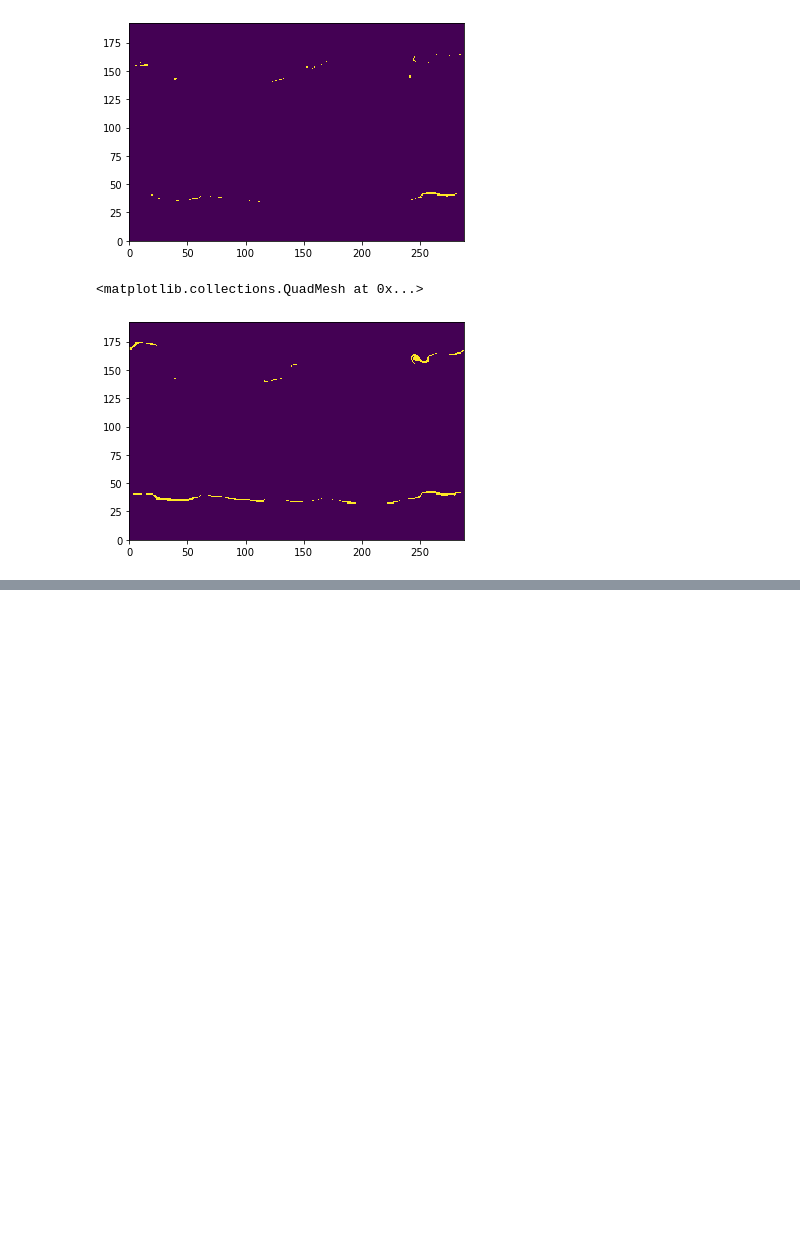
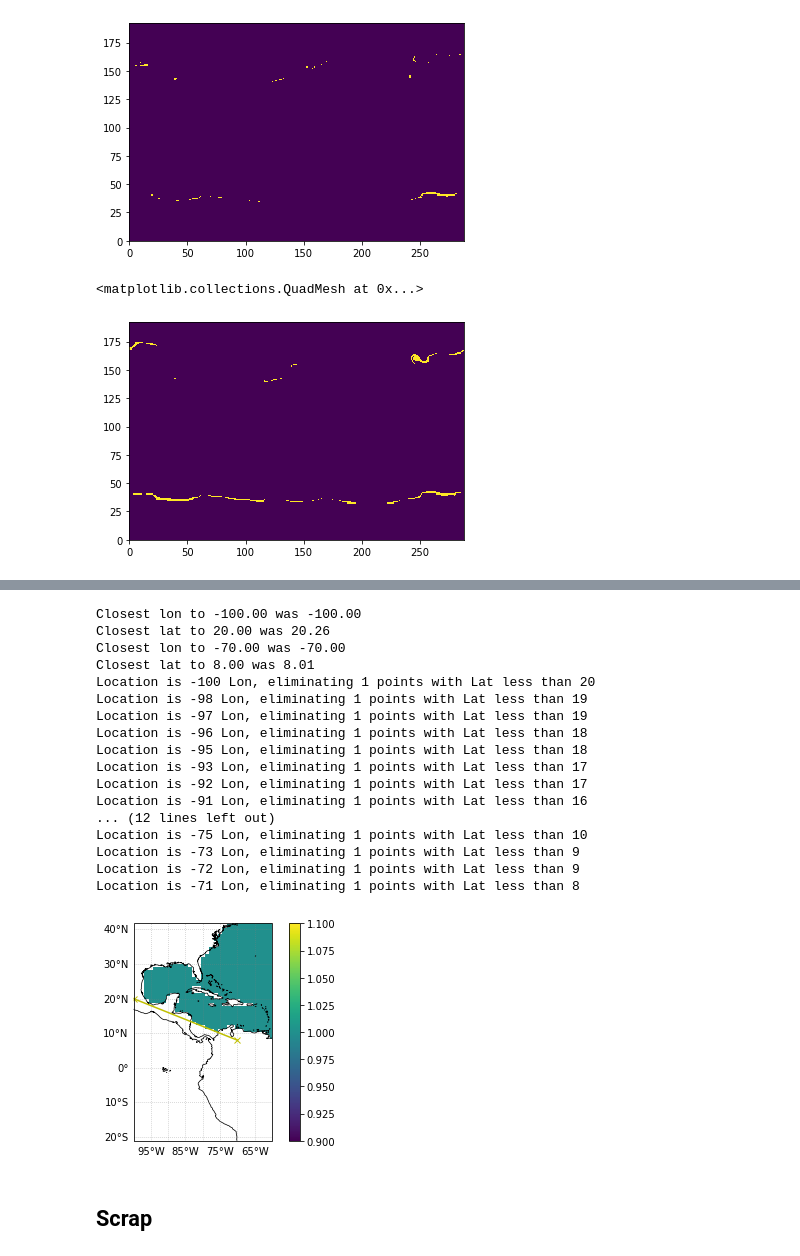
Before and after one commit to glennliu265/stochmod, a Jupyter notebook: analysis/landicemask_comparison.ipynb, the cells around one changed output, grey strips where cells are left out. Saved outputs shown, nothing was run; the diff lists cells and outputs as text; code cells hidden in the pictures; blank space fills up the shorter version.

```diff
--- a/analysis/landicemask_comparison.ipynb
+++ b/analysis/landicemask_comparison.ipynb
@@ -47,0 +268,25 @@ plt.pcolormesh(np.isnan(htrfull) & ~np.isnan(picslab))
+# %%
+allmask = picfull*picslab*htrfull
+#plt.pcolormesh(allmask)
+
+_,msk180 = proc.lon360to180(lon360,allmask.T)
+pmfix    = linear_crop(msk180,lat,lon180,ptstart,ptend,belowline=True,along_x=True,debug=True)
+# %% [output]
+Closest lon to -100.00 was -100.00
+Closest lat to 20.00 was 20.26
+Closest lon to -70.00 was -70.00
+Closest lat to 8.00 was 8.01
+Location is -100 Lon, eliminating 1 points with Lat less than 20
+Location is -98 Lon, eliminating 1 points with Lat less than 19
+Location is -97 Lon, eliminating 1 points with Lat less than 19
+Location is -96 Lon, eliminating 1 points with Lat less than 18
+Location is -95 Lon, eliminating 1 points with Lat less than 18
+Location is -93 Lon, eliminating 1 points with Lat less than 17
+Location is -92 Lon, eliminating 1 points with Lat less than 17
+Location is -91 Lon, eliminating 1 points with Lat less than 16
+... (12 lines left out)
+Location is -75 Lon, eliminating 1 points with Lat less than 10
+Location is -73 Lon, eliminating 1 points with Lat less than 9
+Location is -72 Lon, eliminating 1 points with Lat less than 9
+Location is -71 Lon, eliminating 1 points with Lat less than 8
+[figure, added]
@@ -47,0 +296,2 @@ plt.pcolormesh(np.isnan(htrfull) & ~np.isnan(picslab))
+# %% [markdown]
+## Scrap
```
Also changed, not shown: parts of 15 cells of this notebook.
